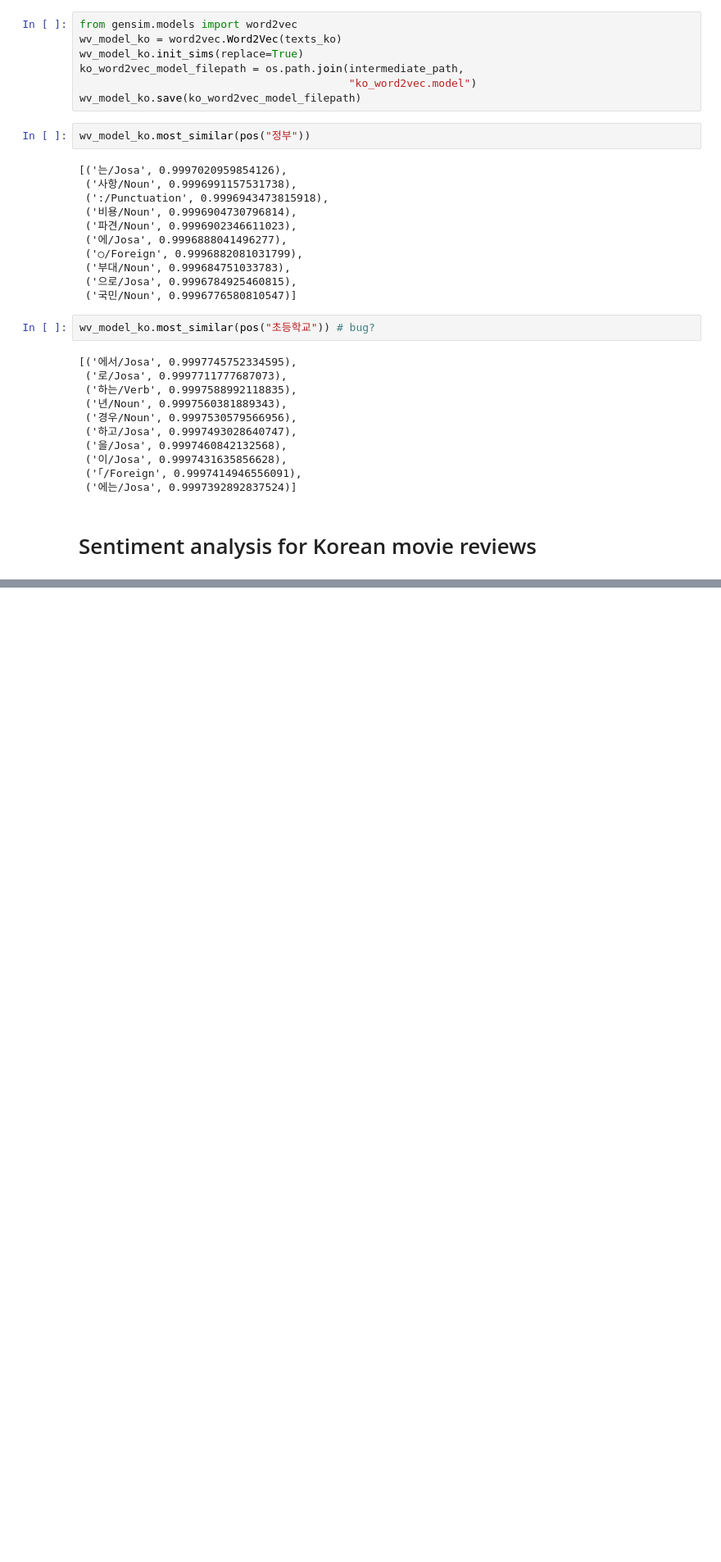
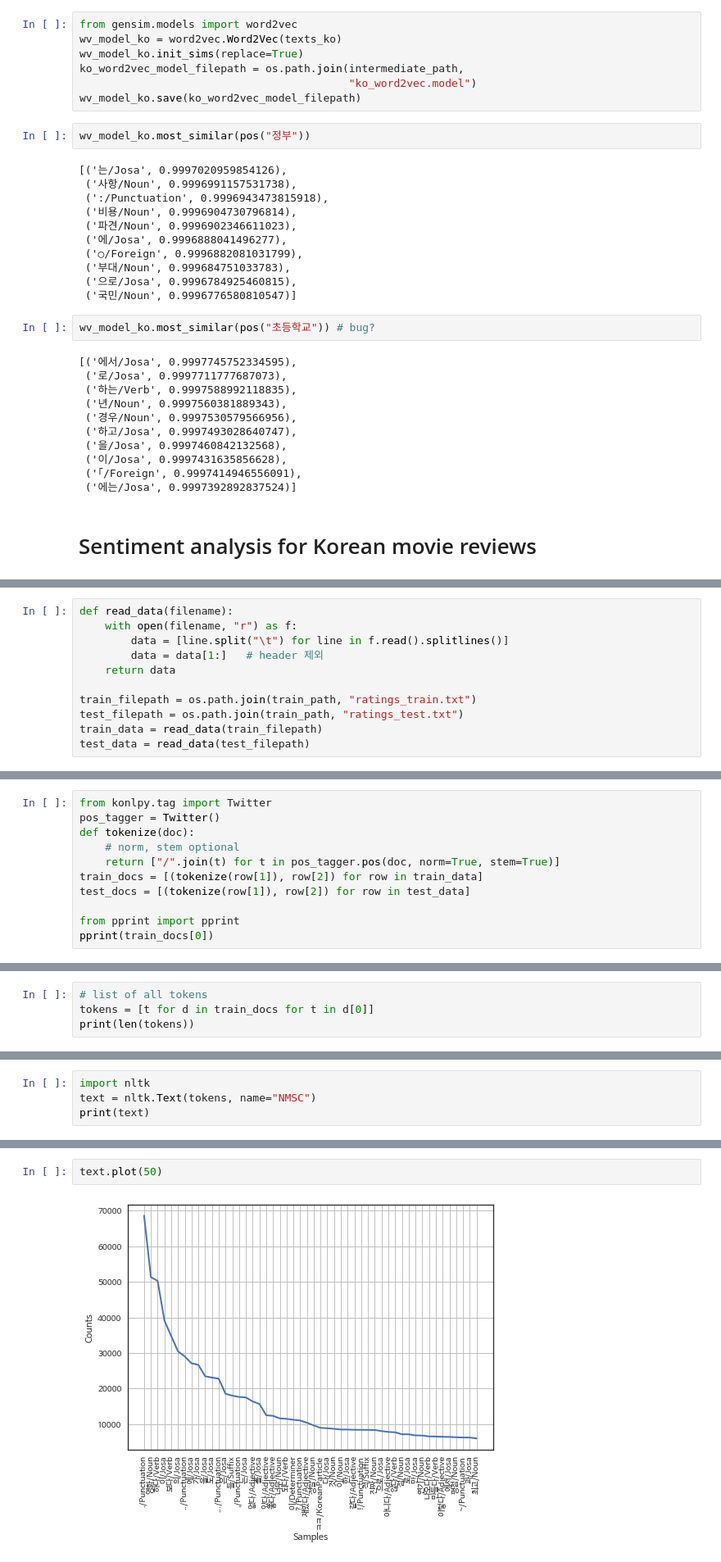
Before and after one commit to fehiepsi/modern-nlp-in-python, a Jupyter notebook: executable/Korean_NLP.ipynb, the cells around one changed output, grey strips where cells are left out. Shown at 82% size. Cells and saved outputs as stored; diff of their text form; blank space fills up the shorter version.

```diff
--- a/executable/Korean_NLP.ipynb
+++ b/executable/Korean_NLP.ipynb
@@ -263,0 +270,11 @@ wv_model_ko.most_similar(pos("초등학교")) # bug?
+# %%
+def read_data(filename):
+    with open(filename, "r") as f:
+        data = [line.split("\t") for line in f.read().splitlines()]
+        data = data[1:]   # header 제외
+    return data
+
+train_filepath = os.path.join(train_path, "ratings_train.txt")
+test_filepath = os.path.join(train_path, "ratings_test.txt")
+train_data = read_data(train_filepath)
+test_data = read_data(test_filepath)
@@ -263,0 +294,11 @@ wv_model_ko.most_similar(pos("초등학교")) # bug?
+# %%
+from konlpy.tag import Twitter
+pos_tagger = Twitter()
+def tokenize(doc):
+    # norm, stem optional
+    return ["/".join(t) for t in pos_tagger.pos(doc, norm=True, stem=True)]
+train_docs = [(tokenize(row[1]), row[2]) for row in train_data]
+test_docs = [(tokenize(row[1]), row[2]) for row in test_data]
+
+from pprint import pprint
+pprint(train_docs[0])
@@ -263,0 +318,4 @@ wv_model_ko.most_similar(pos("초등학교")) # bug?
+# %%
+# list of all tokens
+tokens = [t for d in train_docs for t in d[0]]
+print(len(tokens))
@@ -263,0 +324,4 @@ wv_model_ko.most_similar(pos("초등학교")) # bug?
+# %%
+import nltk
+text = nltk.Text(tokens, name="NMSC")
+print(text)
@@ -263,0 +355,4 @@ wv_model_ko.most_similar(pos("초등학교")) # bug?
+# %%
+text.plot(50)
+# %% [output]
+[figure, added]
```
Also changed, not shown: parts of 30 cells of this notebook.
